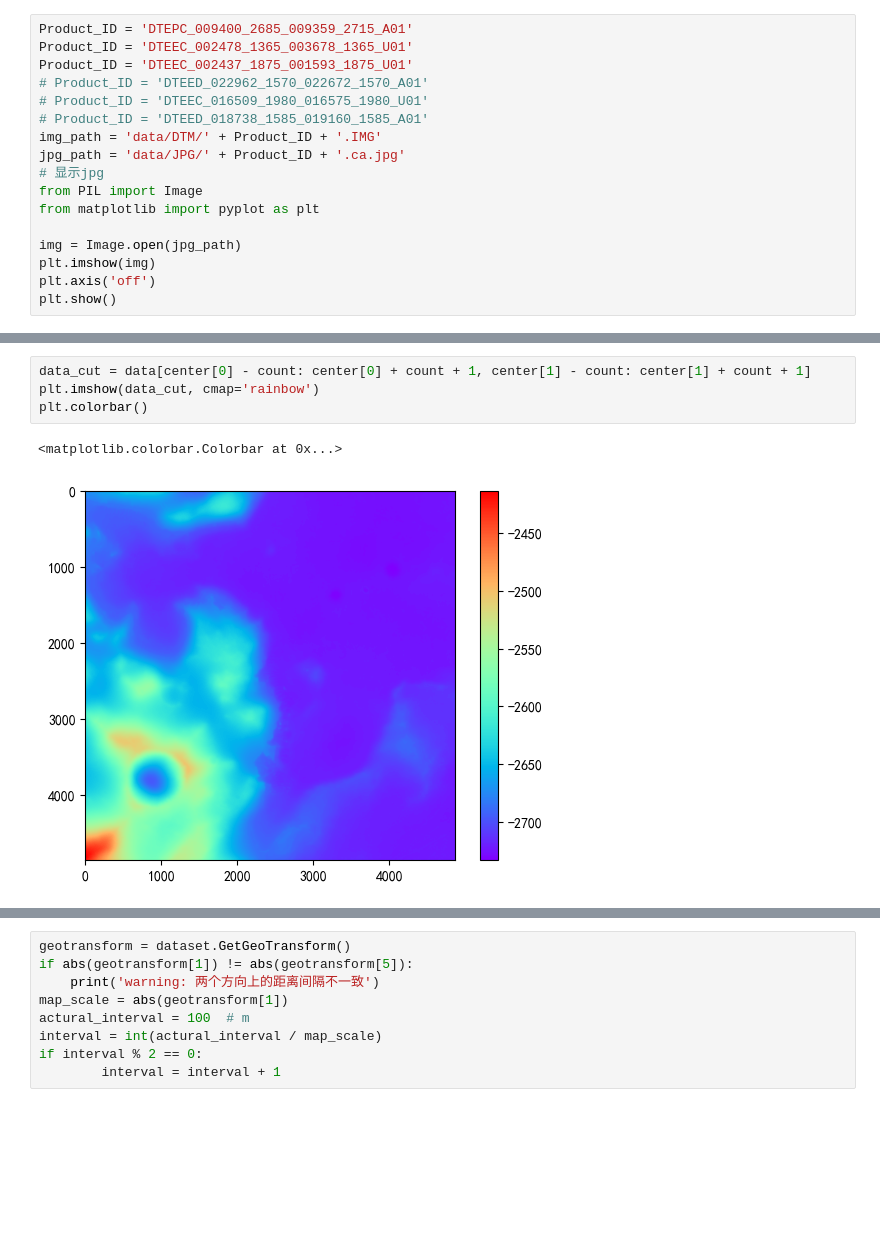
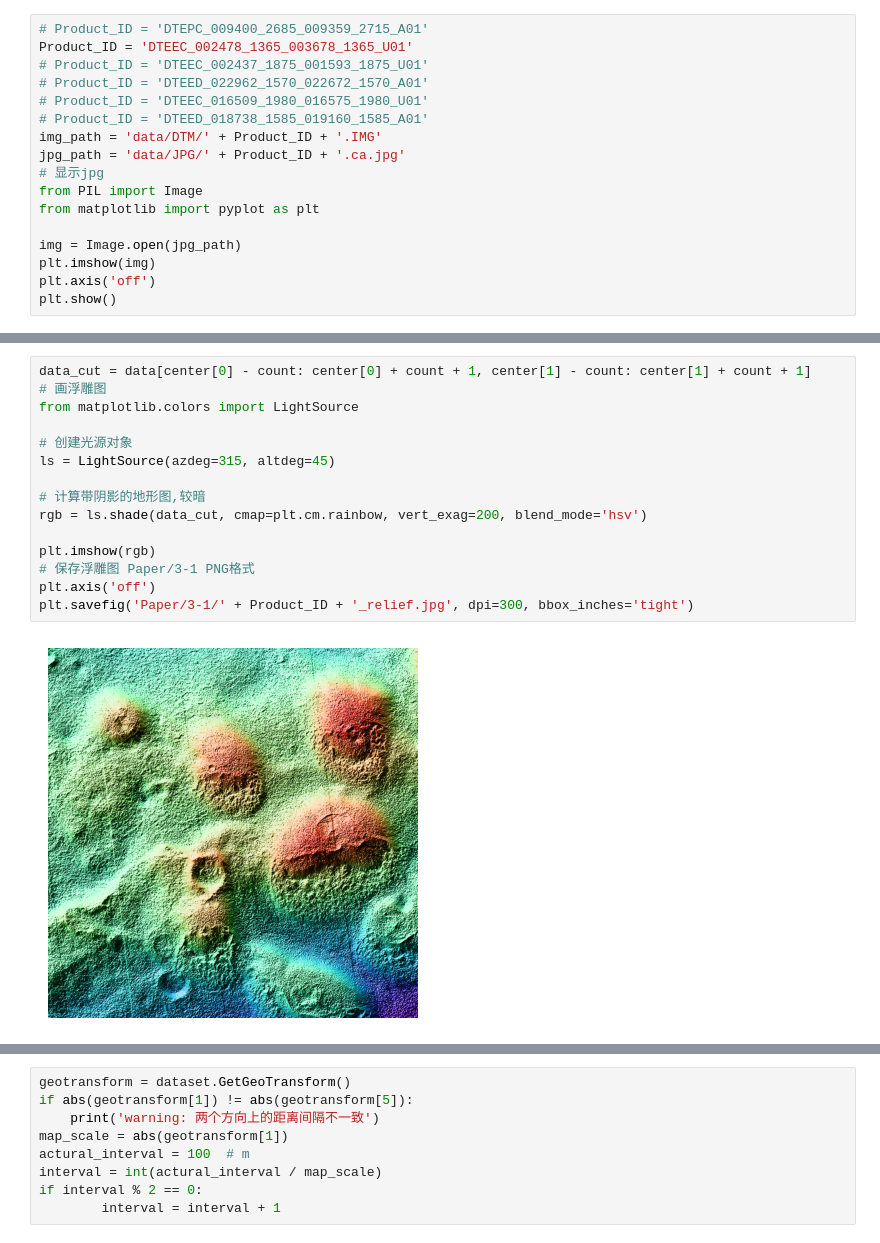
Before and after one commit to exloser123/MARS_Backup, a Jupyter notebook: method/hirise/Roughness_figure_cd.ipynb, the cells around one changed output, grey strips where cells are left out. Cells and saved outputs as stored; diff of their text form; blank space fills up the shorter version.

Commit message:
Paper optimization

```diff
--- a/method/hirise/Roughness_figure_cd.ipynb
+++ b/method/hirise/Roughness_figure_cd.ipynb
@@ -1,7 +1,7 @@
 # %%
-Product_ID = 'DTEPC_009400_2685_009359_2715_A01'
+# Product_ID = 'DTEPC_009400_2685_009359_2715_A01'
 Product_ID = 'DTEEC_002478_1365_003678_1365_U01'
-Product_ID = 'DTEEC_002437_1875_001593_1875_U01'
+# Product_ID = 'DTEEC_002437_1875_001593_1875_U01'
 # Product_ID = 'DTEED_022962_1570_022672_1570_A01'
 # Product_ID = 'DTEEC_016509_1980_016575_1980_U01'
 # Product_ID = 'DTEED_018738_1585_019160_1585_A01'
@@ -60,7 +68,17 @@ center_index = count
 # %%
 data_cut = data[center[0] - count: center[0] + count + 1, center[1] - count: center[1] + count + 1]
-plt.imshow(data_cut, cmap='rainbow')
-plt.colorbar()
+# 画浮雕图
+from matplotlib.colors import LightSource
+
+# 创建光源对象
+ls = LightSource(azdeg=315, altdeg=45)
+
+# 计算带阴影的地形图,较暗
+rgb = ls.shade(data_cut, cmap=plt.cm.rainbow, vert_exag=200, blend_mode='hsv')
+
+plt.imshow(rgb)
+# 保存浮雕图 Paper/3-1 PNG格式
+plt.axis('off')
+plt.savefig('Paper/3-1/' + Product_ID + '_relief.jpg', dpi=300, bbox_inches='tight')
 # %% [output]
-<matplotlib.colorbar.Colorbar at 0x...>
-[figure, old version]
+[figure, new version]
```
Also changed, not shown: parts of 11 cells of this notebook, 6 other files.
